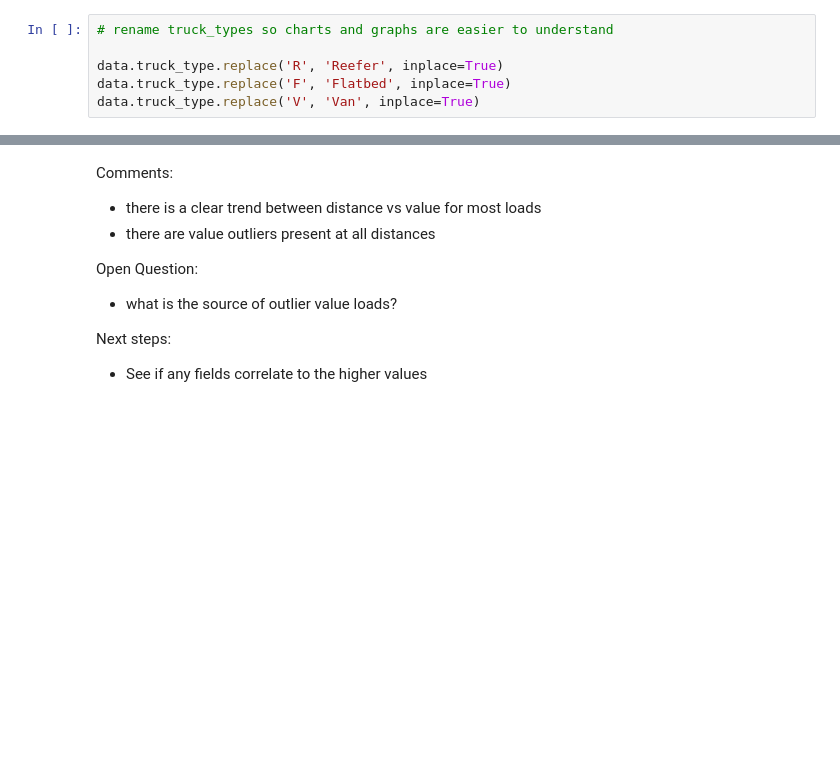
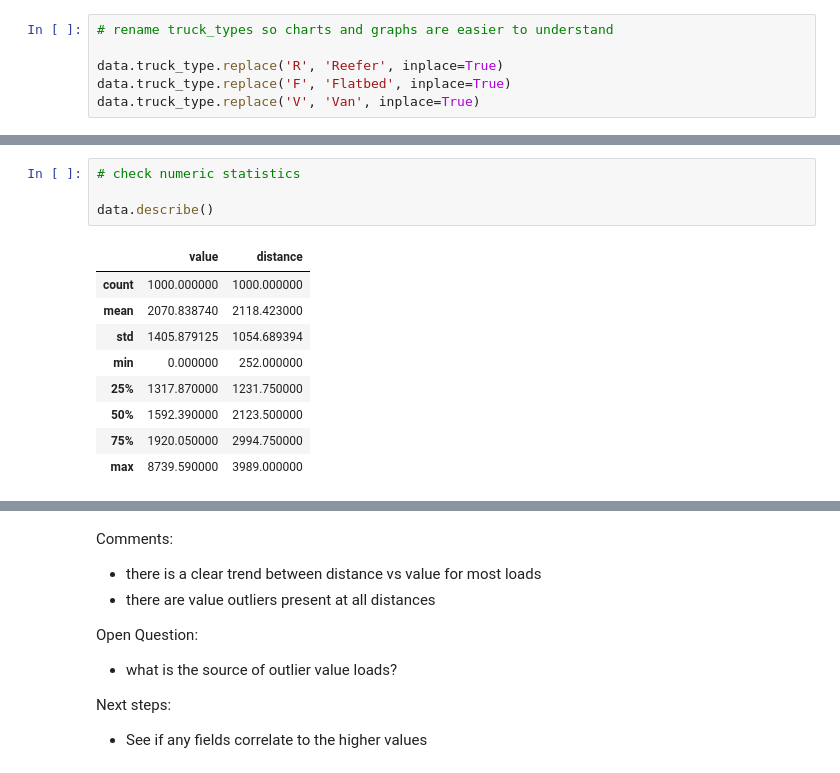
Before and after one commit to jjobes90/SAGE_Interview, a Jupyter notebook: Exploratory_Analysis.ipynb, the cells around one changed output, grey strips where cells are left out. Cells and saved outputs as stored; diff of their text form; blank space fills up the shorter version.

```diff
--- a/Exploratory_Analysis.ipynb
+++ b/Exploratory_Analysis.ipynb
@@ -34,0 +45,14 @@ data.truck_type.replace('V', 'Van', inplace=True)
+# %%
+# check numeric statistics
+
+data.describe()
+# %% [output]
+|  | value | distance |
+| count | 1000.000000 | 1000.000000 |
+| mean | 2070.838740 | 2118.423000 |
+| std | 1405.879125 | 1054.689394 |
+| min | 0.000000 | 252.000000 |
+| 25% | 1317.870000 | 1231.750000 |
+| 50% | 1592.390000 | 2123.500000 |
+| 75% | 1920.050000 | 2994.750000 |
+| max | 8739.590000 | 3989.000000 |
```
Also changed, not shown: parts of 14 cells of this notebook.
